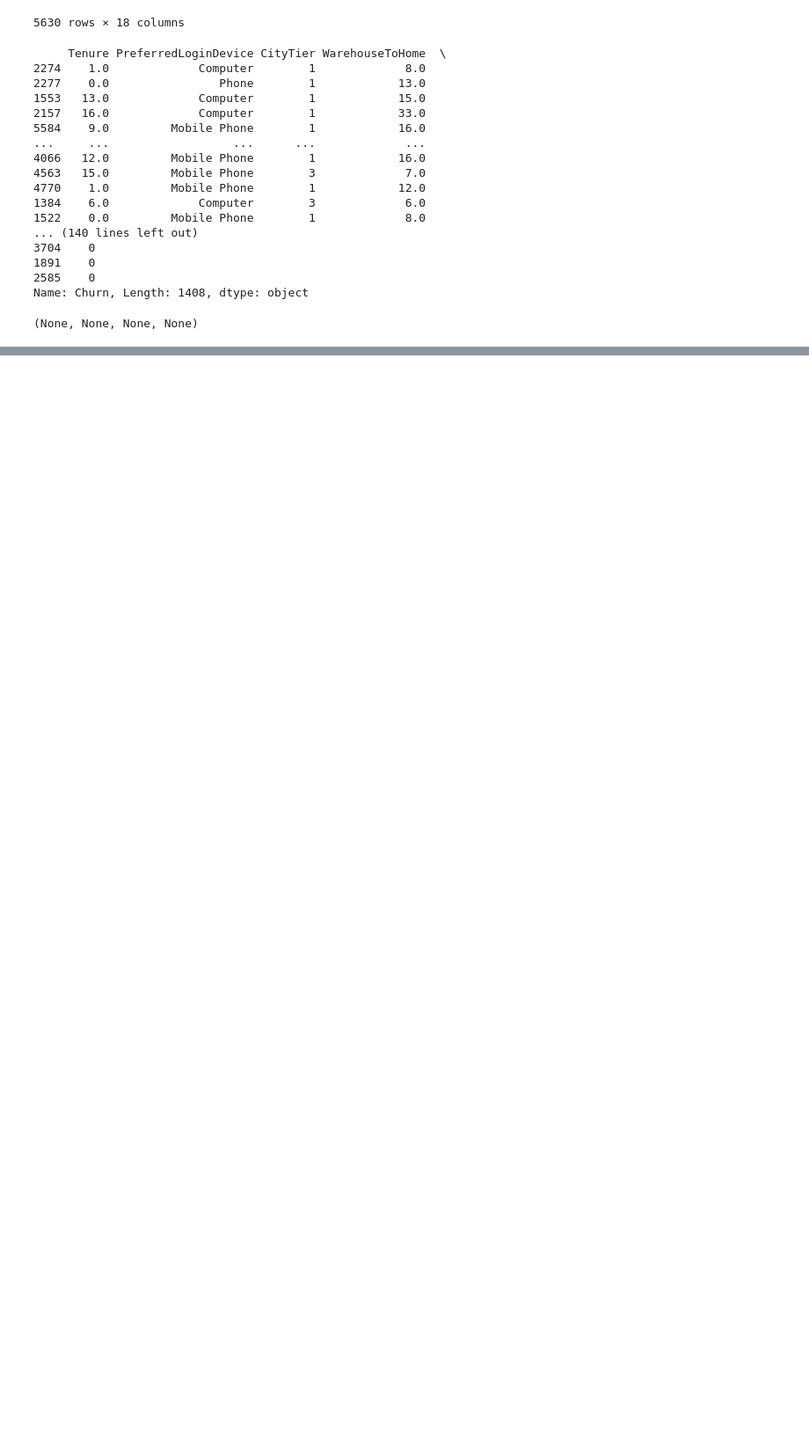
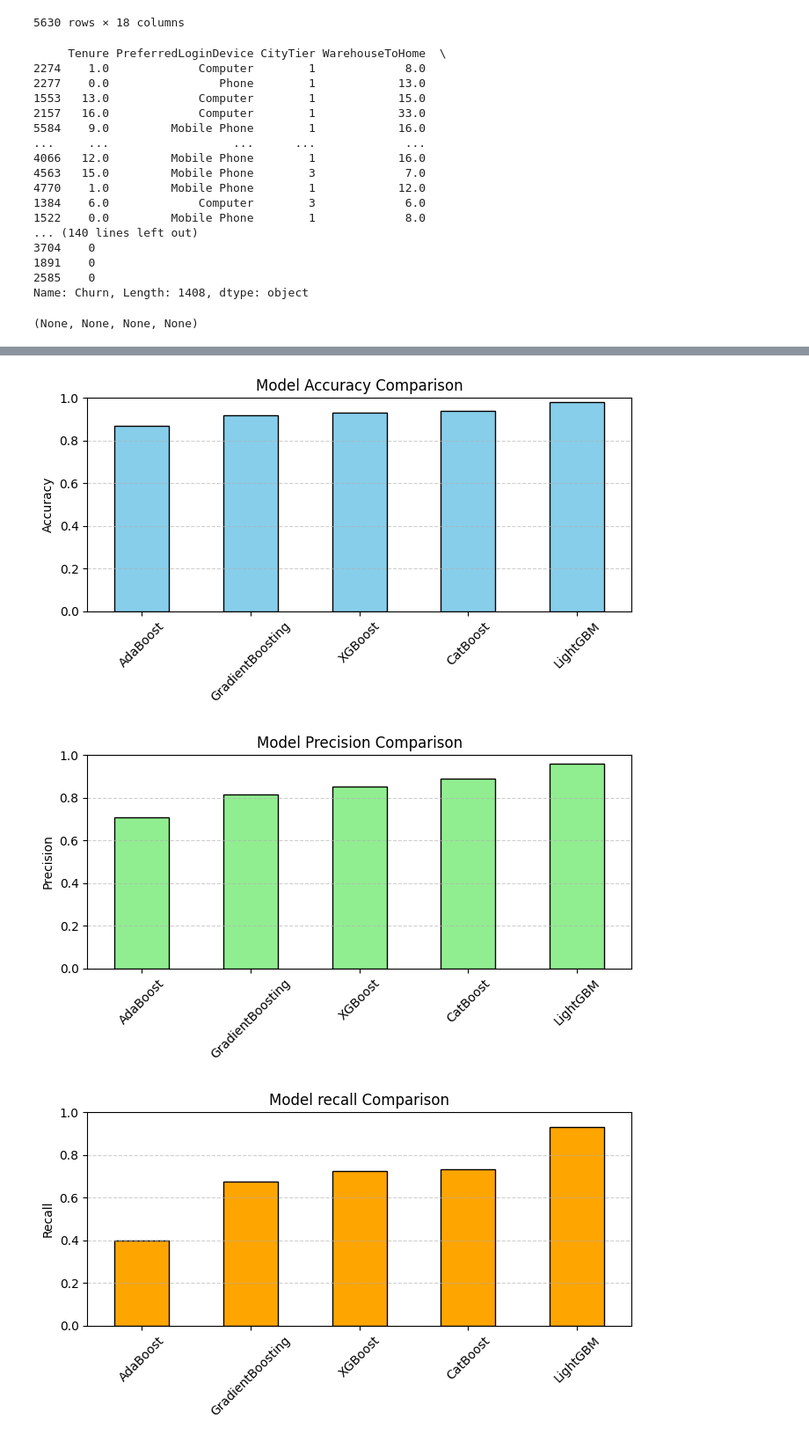
Before and after one commit to abhisekmiitk/ensemble_new, a Jupyter notebook: Ensemble_Learning.ipynb, the cells around one changed output, grey strips where cells are left out. Shown at 88% size. Drawn from its saved outputs; the diff is of its cells as text; code cells hidden in the pictures; blank space fills up the shorter version.

```diff
--- a/Ensemble_Learning.ipynb
+++ b/Ensemble_Learning.ipynb
@@ -509,0 +497,6 @@ Recall   : 0.705
+# %%
+import matplotlib.pyplot as plt
+import pandas as pd
+
+# transpose to get models as rows
+df_results = pd.DataFrame(results).T
@@ -509,0 +527,40 @@ Recall   : 0.705
+# %%
+import matplotlib.pyplot as plt
+import pandas as pd
+# Plot Accuracy
+plt.figure(figsize=(7, 4))
+df_results["Accuracy"].plot(kind='bar', color='skyblue', edgecolor='black')
+plt.title("Model Accuracy Comparison")
+plt.ylabel("Accuracy")
+plt.ylim(0, 1.0)
+plt.xticks(rotation=45)
+plt.grid(axis='y', linestyle='--', alpha=0.6)
+plt.tight_layout()
+plt.show()
+
+# Plot Accuracy
+plt.figure(figsize=(7, 4))
+df_results["Precision"].plot(kind='bar', color='lightgreen', edgecolor='black')
+plt.title("Model Precision Comparison")
+plt.ylabel("Precision")
+plt.ylim(0, 1.0)
+plt.xticks(rotation=45)
+plt.grid(axis='y', linestyle='--', alpha=0.6)
+plt.tight_layout()
+plt.show()
+
+
+# Plot Accuracy
+plt.figure(figsize=(7, 4))
+df_results["Recall"].plot(kind='bar', color='orange', edgecolor='black')
+plt.title("Model recall Comparison")
+plt.ylabel("Recall")
+plt.ylim(0, 1.0)
+plt.xticks(rotation=45)
+plt.grid(axis='y', linestyle='--', alpha=0.6)
+plt.tight_layout()
+plt.show()
+# %% [output]
+[figure, added]
+[figure, added]
+[figure, added]
```
Also changed, not shown: parts of 17 cells of this notebook.
